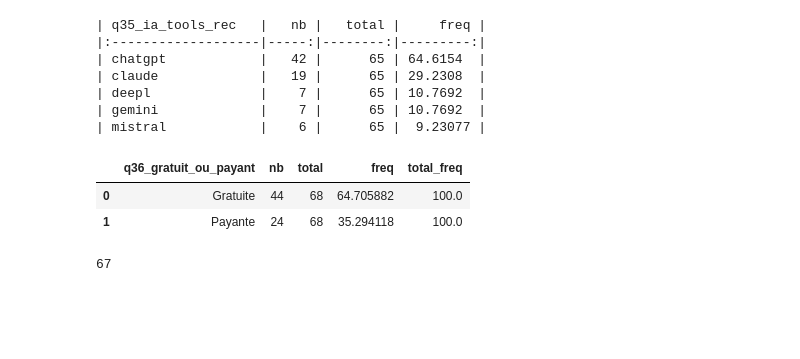
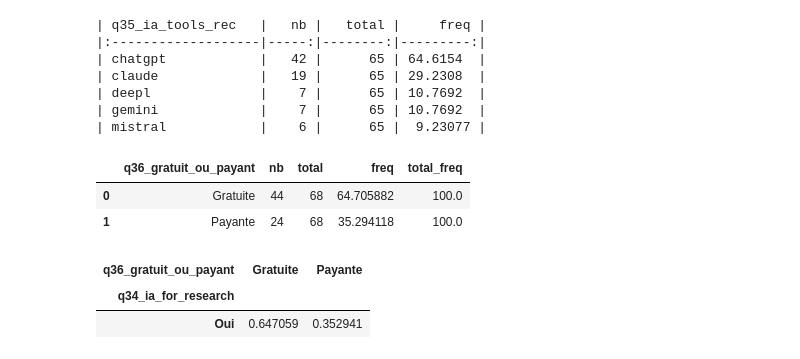
Before and after one commit to luneauaymeric/enquete_SO_p8, a Jupyter notebook: script_analyse/stat_descriptive/profil_repondant.ipynb, the cells around one changed output. Drawn from its saved outputs; the diff is of its cells as text; code cells hidden in the pictures; blank space fills up the shorter version.

```diff
--- a/script_analyse/stat_descriptive/profil_repondant.ipynb
+++ b/script_analyse/stat_descriptive/profil_repondant.ipynb
@@ -591,6 +593,8 @@ gb_data
 | 0 | Gratuite | 44 | 68 | 64.705882 | 100.0 |
 | 1 | Payante | 24 | 68 | 35.294118 | 100.0 |
 # %%
-df0.q37_raison_util_ia.nunique()
+pd.crosstab(df0.q34_ia_for_research, df0.q36_gratuit_ou_payant, normalize="index")
 # %% [output]
-67
+| q36_gratuit_ou_payant | Gratuite | Payante |
+| q34_ia_for_research |  |  |
+| Oui | 0.647059 | 0.352941 |
```
Also changed, not shown: parts of 3 cells of this notebook, 2 other files.
